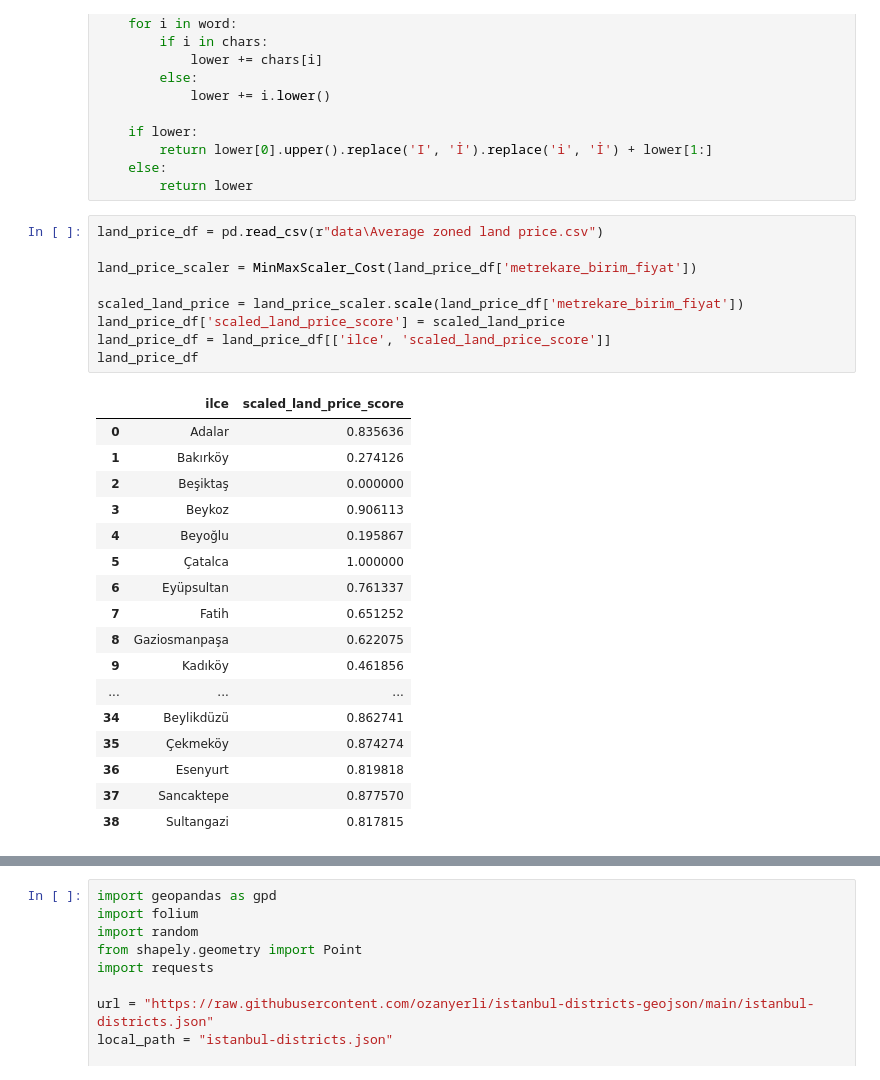
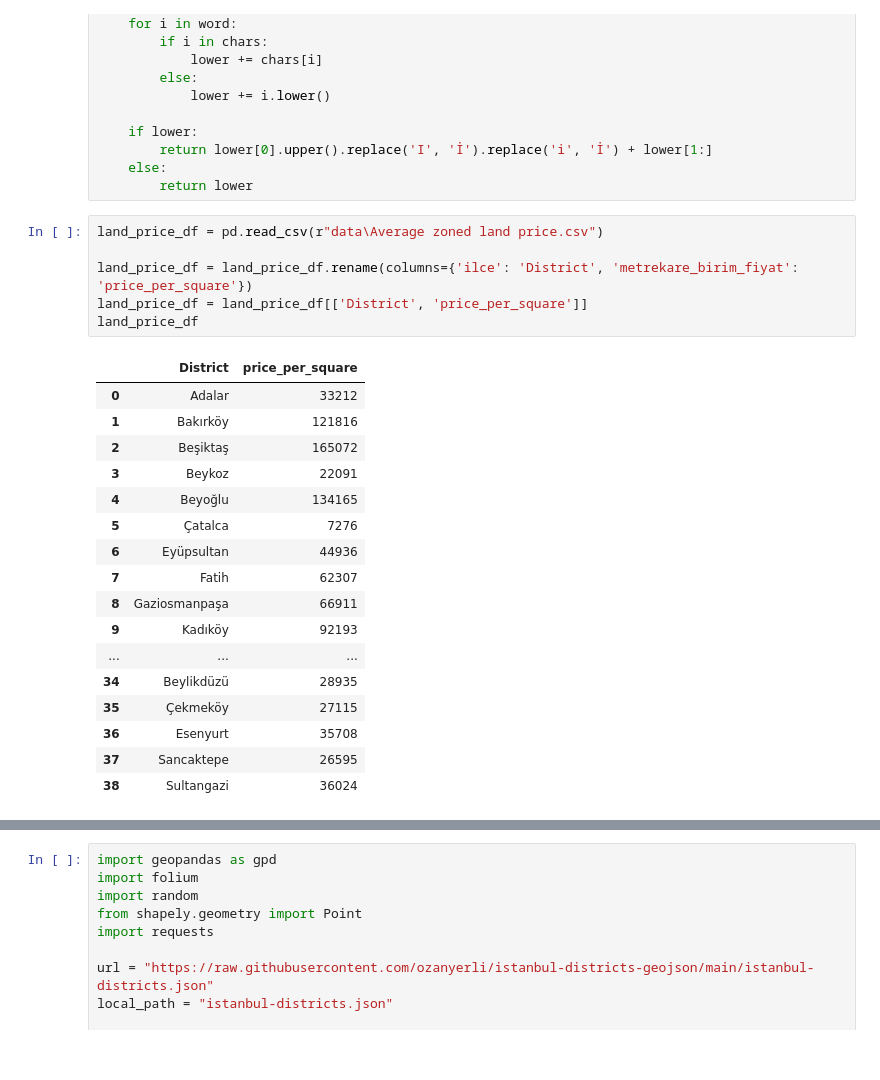
Before and after one commit to efkirmizi/Optimization_Project, a Jupyter notebook: main.ipynb, the cells around one changed output, grey strips where cells are left out. Drawn from its saved outputs; the diff is of its cells as text.

```diff
--- a/main.ipynb
+++ b/main.ipynb
@@ -49,30 +31,27 @@ def turkish_capitalize(word):
 # %%
 land_price_df = pd.read_csv(r"data\Average zoned land price.csv")
 
-land_price_scaler = MinMaxScaler_Cost(land_price_df['metrekare_birim_fiyat'])
-
-scaled_land_price = land_price_scaler.scale(land_price_df['metrekare_birim_fiyat'])
-land_price_df['scaled_land_price_score'] = scaled_land_price
-land_price_df = land_price_df[['ilce', 'scaled_land_price_score']]
+land_price_df = land_price_df.rename(columns={'ilce': 'District', 'metrekare_birim_fiyat': 'price_per_square'})
+land_price_df = land_price_df[['District', 'price_per_square']]
 land_price_df
 # %% [output]
-|  | ilce | scaled_land_price_score |
-| 0 | Adalar | 0.835636 |
-| 1 | Bakırköy | 0.274126 |
-| 2 | Beşiktaş | 0.000000 |
-| 3 | Beykoz | 0.906113 |
-| 4 | Beyoğlu | 0.195867 |
-| 5 | Çatalca | 1.000000 |
-| 6 | Eyüpsultan | 0.761337 |
-| 7 | Fatih | 0.651252 |
-| 8 | Gaziosmanpaşa | 0.622075 |
-| 9 | Kadıköy | 0.461856 |
+|  | District | price_per_square |
+| 0 | Adalar | 33212 |
+| 1 | Bakırköy | 121816 |
+| 2 | Beşiktaş | 165072 |
+| 3 | Beykoz | 22091 |
+| 4 | Beyoğlu | 134165 |
+| 5 | Çatalca | 7276 |
+| 6 | Eyüpsultan | 44936 |
+| 7 | Fatih | 62307 |
+| 8 | Gaziosmanpaşa | 66911 |
+| 9 | Kadıköy | 92193 |
 | ... | ... | ... |
-| 34 | Beylikdüzü | 0.862741 |
-| 35 | Çekmeköy | 0.874274 |
-| 36 | Esenyurt | 0.819818 |
-| 37 | Sancaktepe | 0.877570 |
-| 38 | Sultangazi | 0.817815 |
+| 34 | Beylikdüzü | 28935 |
+| 35 | Çekmeköy | 27115 |
+| 36 | Esenyurt | 35708 |
+| 37 | Sancaktepe | 26595 |
+| 38 | Sultangazi | 36024 |
 # %%
 rent_price_df = pd.read_csv(r"data\istanbul kira.csv")
 
```
Also changed, not shown: parts of 31 cells of this notebook, 2 other files.
